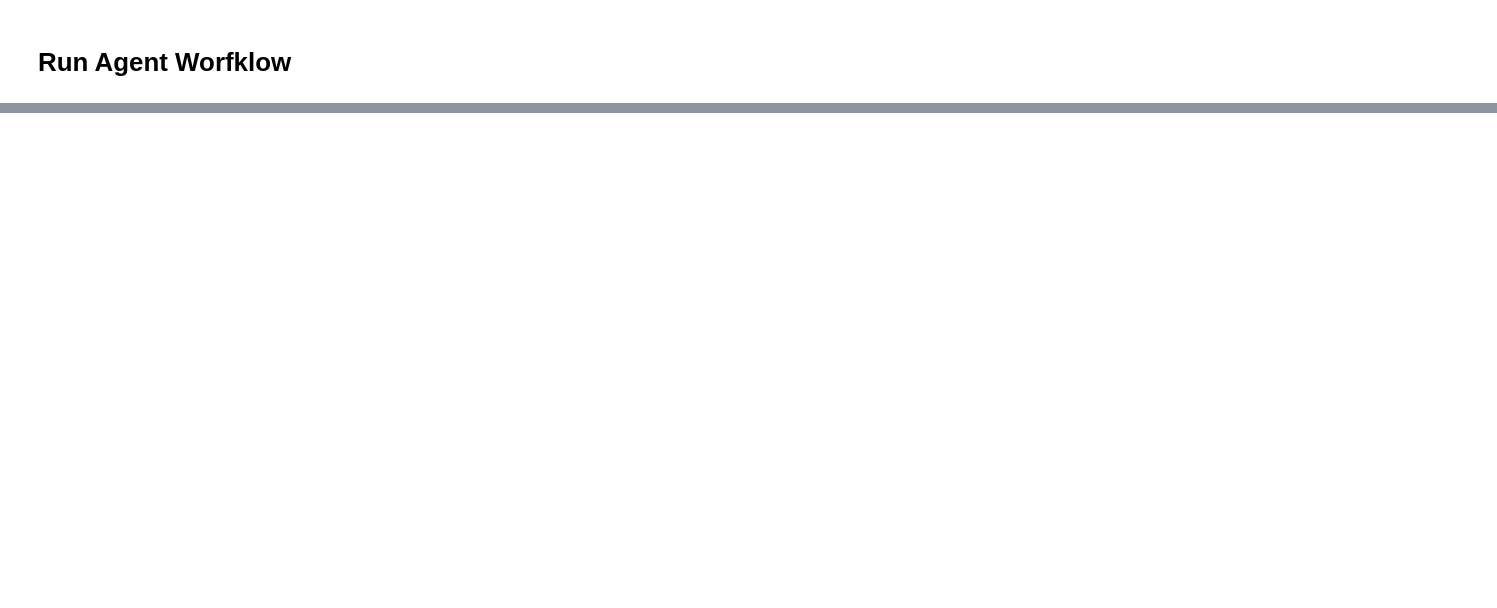
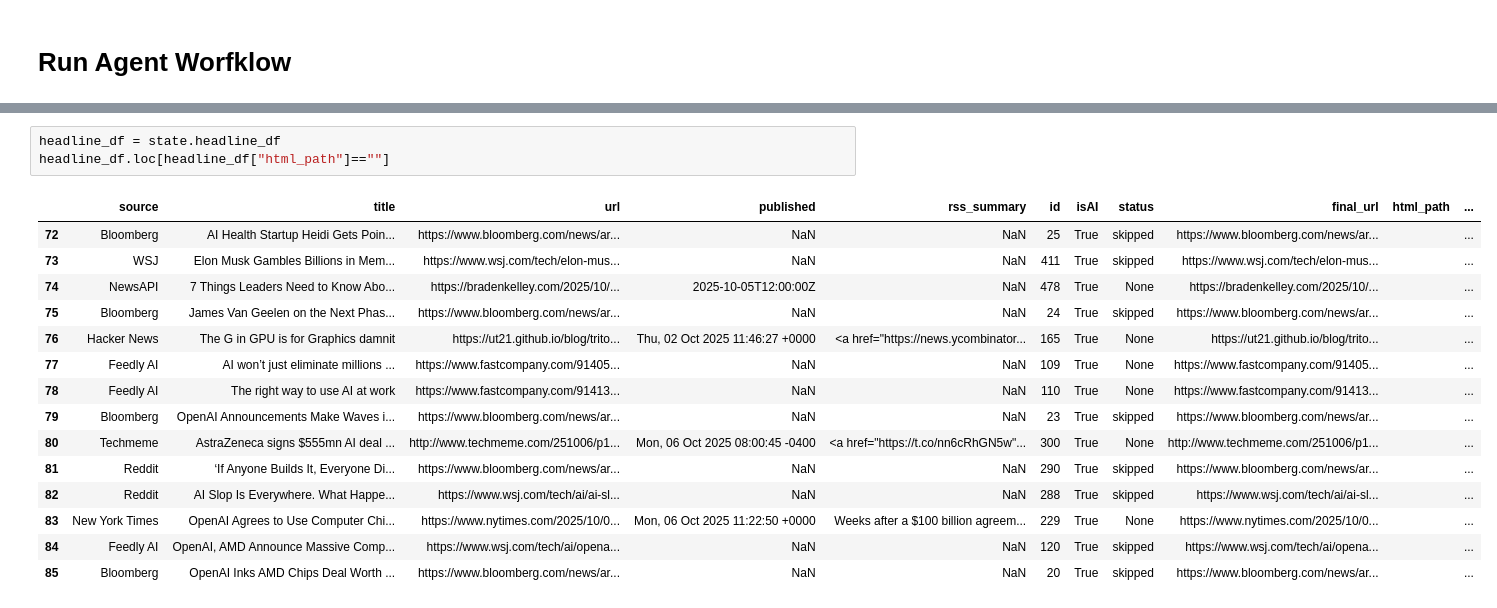
Before and after one commit to druce/OpenAIAgentsSDK, a Jupyter notebook: Run Agent.ipynb, the cells around one changed output, grey strips where cells are left out. Drawn from its saved outputs; the diff is of its cells as text; blank space fills up the shorter version.

```diff
--- a/Run Agent.ipynb
+++ b/Run Agent.ipynb
@@ -520,3 +543,22 @@ Filtering dataframe...
+# %%
+headline_df = state.headline_df
+headline_df.loc[headline_df["html_path"]==""]
+# %% [output]
+|  | source | title | url | published | rss_summary | id | isAI | status | final_url | html_path | ... |
+| 72 | Bloomberg | AI Health Startup Heidi Gets Poin... | https://www.bloomberg.com/news/ar... | NaN | NaN | 25 | True | skipped | https://www.bloomberg.com/news/ar... |  | ... |
+| 73 | WSJ | Elon Musk Gambles Billions in Mem... | https://www.wsj.com/tech/elon-mus... | NaN | NaN | 411 | True | skipped | https://www.wsj.com/tech/elon-mus... |  | ... |
+| 74 | NewsAPI | 7 Things Leaders Need to Know Abo... | https://bradenkelley.com/2025/10/... | 2025-10-05T12:00:00Z | NaN | 478 | True | None | https://bradenkelley.com/2025/10/... |  | ... |
+| 75 | Bloomberg | James Van Geelen on the Next Phas... | https://www.bloomberg.com/news/ar... | NaN | NaN | 24 | True | skipped | https://www.bloomberg.com/news/ar... |  | ... |
+| 76 | Hacker News | The G in GPU is for Graphics damnit | https://ut21.github.io/blog/trito... | Thu, 02 Oct 2025 11:46:27 +0000 | <a href="https://news.ycombinator... | 165 | True | None | https://ut21.github.io/blog/trito... |  | ... |
+| 77 | Feedly AI | AI won’t just eliminate millions ... | https://www.fastcompany.com/91405... | NaN | NaN | 109 | True | None | https://www.fastcompany.com/91405... |  | ... |
+| 78 | Feedly AI | The right way to use AI at work | https://www.fastcompany.com/91413... | NaN | NaN | 110 | True | None | https://www.fastcompany.com/91413... |  | ... |
+| 79 | Bloomberg | OpenAI Announcements Make Waves i... | https://www.bloomberg.com/news/ar... | NaN | NaN | 23 | True | skipped | https://www.bloomberg.com/news/ar... |  | ... |
+| 80 | Techmeme | AstraZeneca signs $555mn AI deal ... | http://www.techmeme.com/251006/p1... | Mon, 06 Oct 2025 08:00:45 -0400 | <a href="https://t.co/nn6cRhGN5w"... | 300 | True | None | http://www.techmeme.com/251006/p1... |  | ... |
+| 81 | Reddit | ‘If Anyone Builds It, Everyone Di... | https://www.bloomberg.com/news/ar... | NaN | NaN | 290 | True | skipped | https://www.bloomberg.com/news/ar... |  | ... |
+| 82 | Reddit | AI Slop Is Everywhere. What Happe... | https://www.wsj.com/tech/ai/ai-sl... | NaN | NaN | 288 | True | skipped | https://www.wsj.com/tech/ai/ai-sl... |  | ... |
+| 83 | New York Times | OpenAI Agrees to Use Computer Chi... | https://www.nytimes.com/2025/10/0... | Mon, 06 Oct 2025 11:22:50 +0000 | Weeks after a $100 billion agreem... | 229 | True | None | https://www.nytimes.com/2025/10/0... |  | ... |
+| 84 | Feedly AI | OpenAI, AMD Announce Massive Comp... | https://www.wsj.com/tech/ai/opena... | NaN | NaN | 120 | True | skipped | https://www.wsj.com/tech/ai/opena... |  | ... |
+| 85 | Bloomberg | OpenAI Inks AMD Chips Deal Worth ... | https://www.bloomberg.com/news/ar... | NaN | NaN | 20 | True | skipped | https://www.bloomberg.com/news/ar... |  | ... |
 # %%
 # User prompt to run workflow
 # user_prompt = "Run step 4, Summarize articles"
```
Also changed, not shown: parts of 27 cells of this notebook, 12 other files.
